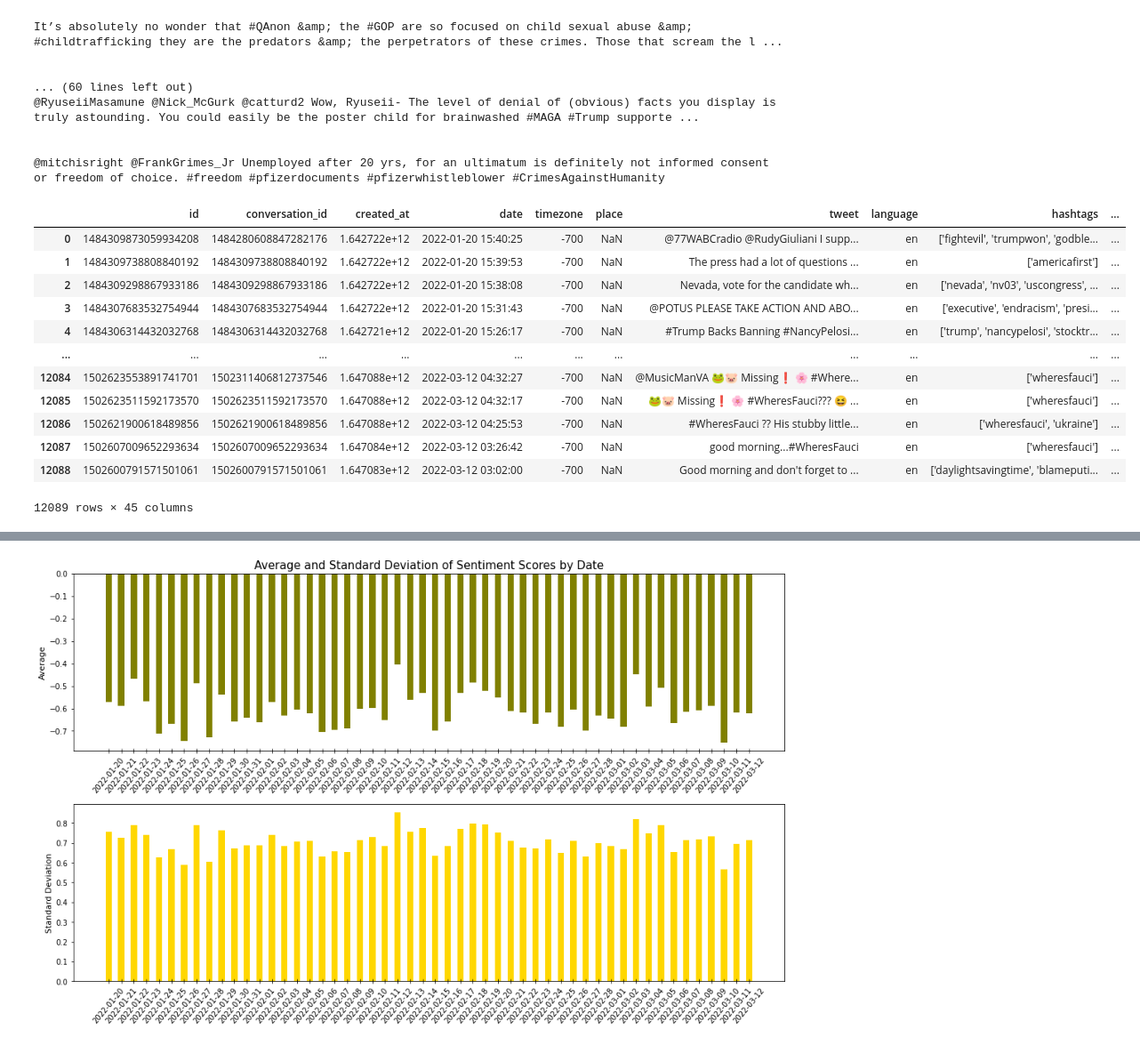
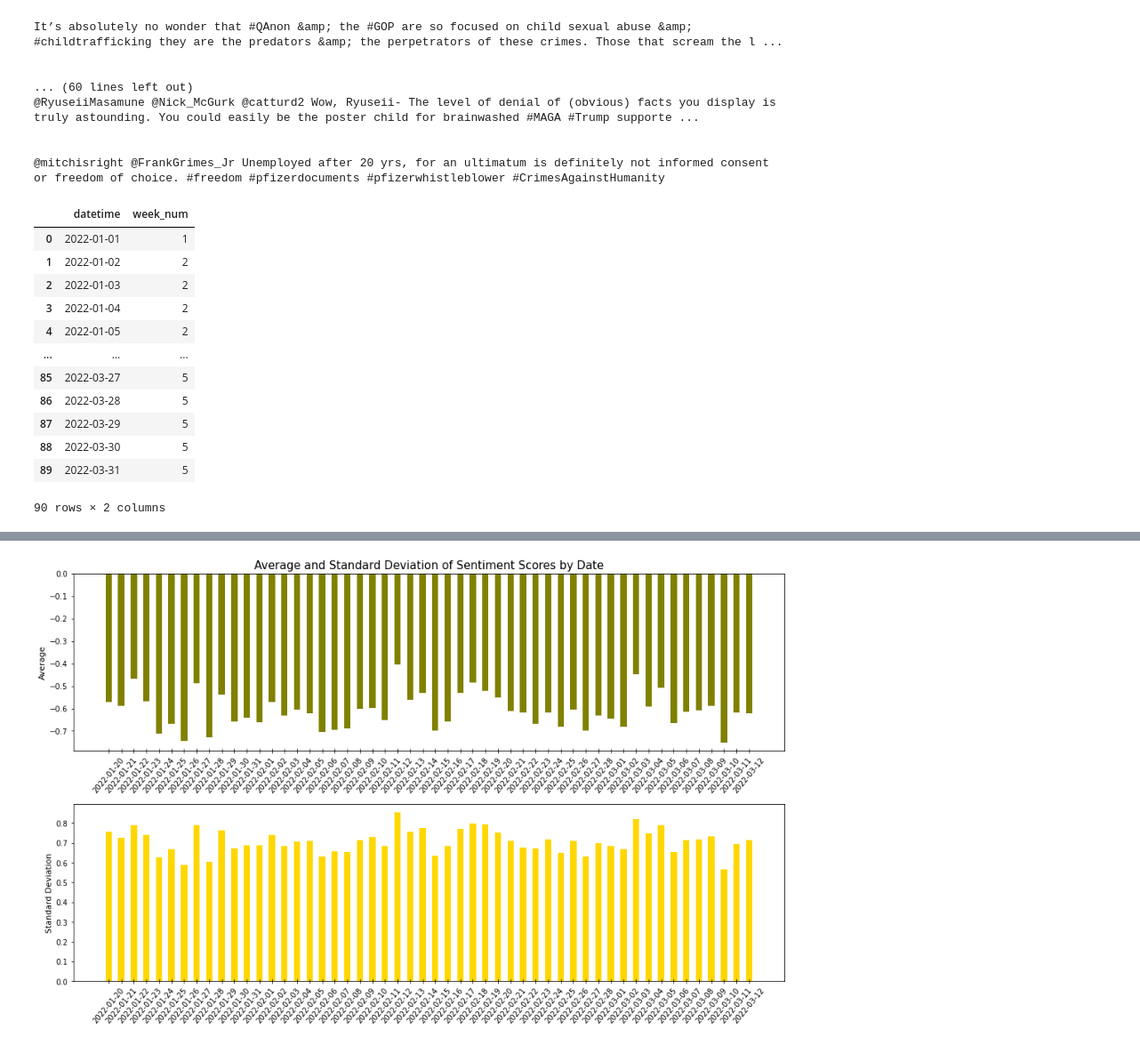
Before and after one commit to xdyhay/cmpt733_project, a Jupyter notebook: sentiment-2.ipynb, the cells around one changed output, grey strips where cells are left out. Shown at 89% size. Saved outputs shown, nothing was run; the diff lists cells and outputs as text; code cells hidden in the pictures.

```diff
--- a/sentiment-2.ipynb
+++ b/sentiment-2.ipynb
@@ -208,21 +212,21 @@ It’s absolutely no wonder that #QAnon &amp; the #GOP are so focused on child s
 # %%
 df1 = pd.read_excel("month.xlsx")
 df['date_notime'] = df['date'].str.split(' ', expand=True,)[0]
-df
+df1
 # %% [output]
-|  | id | conversation_id | created_at | date | timezone | place | tweet | language | hashtags | ... |
-| 0 | 1484309873059934208 | 1484280608847282176 | 1.642722e+12 | 2022-01-20 15:40:25 | -700 | NaN | @77WABCradio @RudyGiuliani I supp... | en | ['fightevil', 'trumpwon', 'godble... | ... |
-| 1 | 1484309738808840192 | 1484309738808840192 | 1.642722e+12 | 2022-01-20 15:39:53 | -700 | NaN | The press had a lot of questions ... | en | ['americafirst'] | ... |
-| 2 | 1484309298867933186 | 1484309298867933186 | 1.642722e+12 | 2022-01-20 15:38:08 | -700 | NaN | Nevada, vote for the candidate wh... | en | ['nevada', 'nv03', 'uscongress', ... | ... |
-| 3 | 1484307683532754944 | 1484307683532754944 | 1.642722e+12 | 2022-01-20 15:31:43 | -700 | NaN | @POTUS PLEASE TAKE ACTION AND ABO... | en | ['executive', 'endracism', 'presi... | ... |
-| 4 | 1484306314432032768 | 1484306314432032768 | 1.642721e+12 | 2022-01-20 15:26:17 | -700 | NaN | #Trump Backs Banning #NancyPelosi... | en | ['trump', 'nancypelosi', 'stocktr... | ... |
-| ... | ... | ... | ... | ... | ... | ... | ... | ... | ... | ... |
-| 12084 | 1502623553891741701 | 1502311406812737546 | 1.647088e+12 | 2022-03-12 04:32:27 | -700 | NaN | @MusicManVA 🐸🐷 Missing❗️ 🌸 #Where... | en | ['wheresfauci'] | ... |
-| 12085 | 1502623511592173570 | 1502623511592173570 | 1.647088e+12 | 2022-03-12 04:32:17 | -700 | NaN | 🐸🐷 Missing❗️ 🌸 #WheresFauci??? 😆 ... | en | ['wheresfauci'] | ... |
-| 12086 | 1502621900618489856 | 1502621900618489856 | 1.647088e+12 | 2022-03-12 04:25:53 | -700 | NaN | #WheresFauci ?? His stubby little... | en | ['wheresfauci', 'ukraine'] | ... |
-| 12087 | 1502607009652293634 | 1502607009652293634 | 1.647084e+12 | 2022-03-12 03:26:42 | -700 | NaN | good morning...#WheresFauci | en | ['wheresfauci'] | ... |
-| 12088 | 1502600791571501061 | 1502600791571501061 | 1.647083e+12 | 2022-03-12 03:02:00 | -700 | NaN | Good morning and don't forget to ... | en | ['daylightsavingtime', 'blameputi... | ... |
+|  | datetime | week_num |
+| 0 | 2022-01-01 | 1 |
+| 1 | 2022-01-02 | 2 |
+| 2 | 2022-01-03 | 2 |
+| 3 | 2022-01-04 | 2 |
+| 4 | 2022-01-05 | 2 |
+| ... | ... | ... |
+| 85 | 2022-03-27 | 5 |
+| 86 | 2022-03-28 | 5 |
+| 87 | 2022-03-29 | 5 |
+| 88 | 2022-03-30 | 5 |
+| 89 | 2022-03-31 | 5 |
-12089 rows × 45 columns
+90 rows × 2 columns
 # %%
 df2 = df.groupby('date_notime')['flair_score'].describe()
 
```
Also changed, not shown: parts of 10 cells of this notebook, 1 other file.
